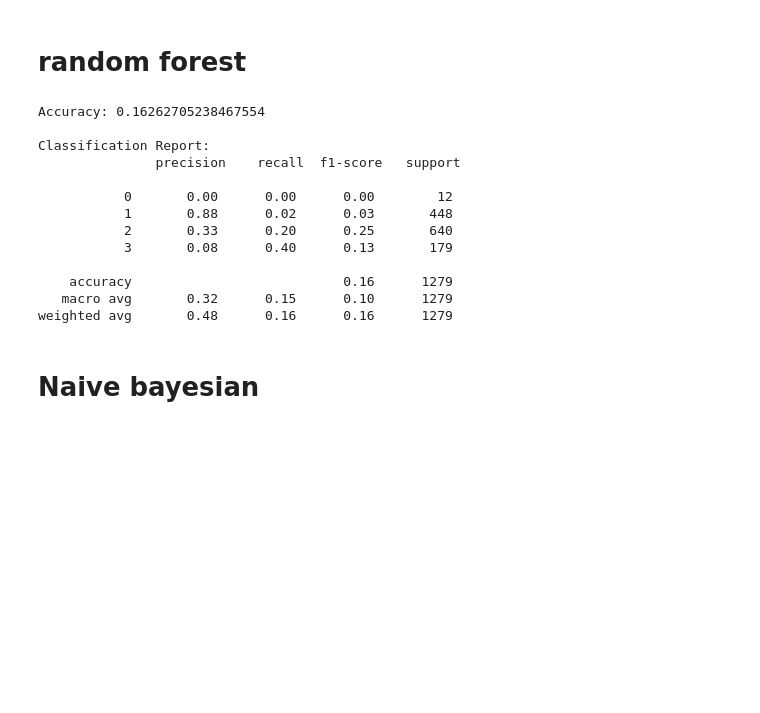
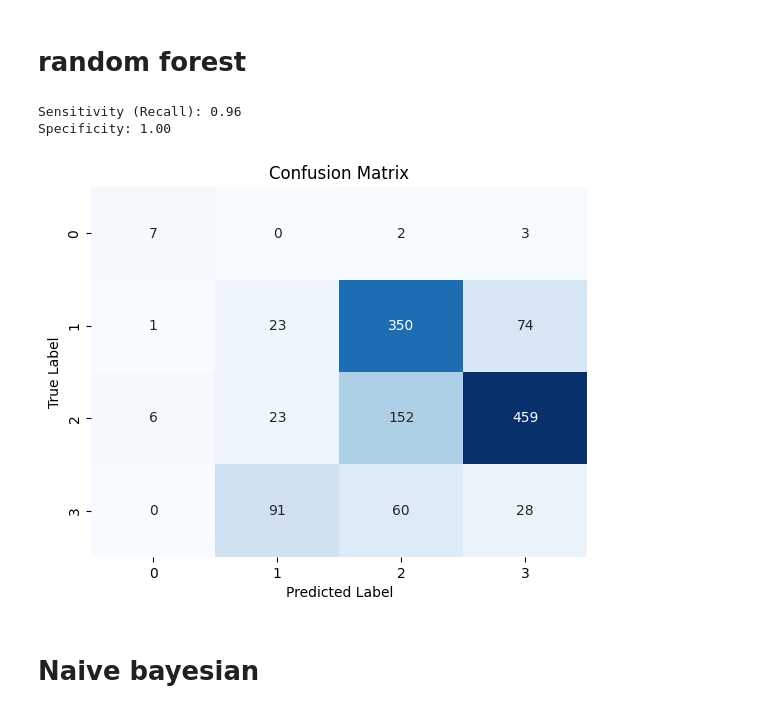
Before and after one commit to sarahayek98/Alzheimer-detection-using-3-machine-learning-algorithms-, a Jupyter notebook: KNN.ipynb, the cells around one changed output. Cells and saved outputs as stored; diff of their text form; code cells hidden in the pictures; blank space fills up the shorter version.

```diff
--- a/KNN.ipynb
+++ b/KNN.ipynb
@@ -211,8 +237,9 @@ plt.show()
 # KNN with original data
 # %%
 # Train the KNN model
-knn = KNeighborsClassifier(n_neighbors=3)
+knn = KNeighborsClassifier(n_neighbors=4)
 knn.fit(X_train, y_train)
+y_pred = knn.predict(X_test)
 
 # Evaluate the model
 accuracy = knn.score(X_test, y_test)
@@ -234,30 +278,42 @@ Accuracy: 0.12509773260359655
 # %% [markdown]
 # random forest
-# %%
-rf_classifier = RandomForestClassifier(n_estimators=100, random_state=42)
-rf_classifier.fit(X_train_resampled, y_train_resampled)
-y_pred = rf_classifier.predict(X_test)
-
-from sklearn.metrics import accuracy_score, classification_report
-
-accuracy = accuracy_score(y_test, y_pred)
-report = classification_report(y_test, y_pred)
-
-print("Accuracy:", accuracy)
-print("\nClassification Report:\n", report)
-# %% [output]
-Accuracy: 0.16262705238467554
-
-Classification Report:
-               precision    recall  f1-score   support
-
-           0       0.00      0.00      0.00        12
-           1       0.88      0.02      0.03       448
-           2       0.33      0.20      0.25       640
-           3       0.08      0.40      0.13       179
-
-    accuracy                           0.16      1279
-   macro avg       0.32      0.15      0.10      1279
-weighted avg       0.48      0.16      0.16      1279
+# %%
+from scipy import stats
+from sklearn.metrics import accuracy_score, confusion_matrix
+import seaborn as sns
+
+
+
+# Create a confusion matrix
+conf_matrix = confusion_matrix(y_test, y_pred)
+
+
+
+TP = conf_matrix[1, 1]
+TN = conf_matrix[0, 0]
+FP = conf_matrix[0, 1]
+FN = conf_matrix[1, 0]
+
+# Calculate sensitivity (recall)
+sensitivity = TP / (TP + FN)
+
+# Calculate specificity
+specificity = TN / (TN + FP)
+
+# Display the results
+print(f'Sensitivity (Recall): {sensitivity:.2f}')
+print(f'Specificity: {specificity:.2f}')
+
+
+
+sns.heatmap(conf_matrix, annot=True, fmt='d', cmap='Blues', cbar=False)
+plt.title('Confusion Matrix')
+plt.xlabel('Predicted Label')
+plt.ylabel('True Label')
+plt.show()
+# %% [output]
+Sensitivity (Recall): 0.96
+Specificity: 1.00
+[figure, added]
 # %% [markdown]
 # Naive bayesian
```
Also changed, not shown: parts of 9 cells of this notebook.
